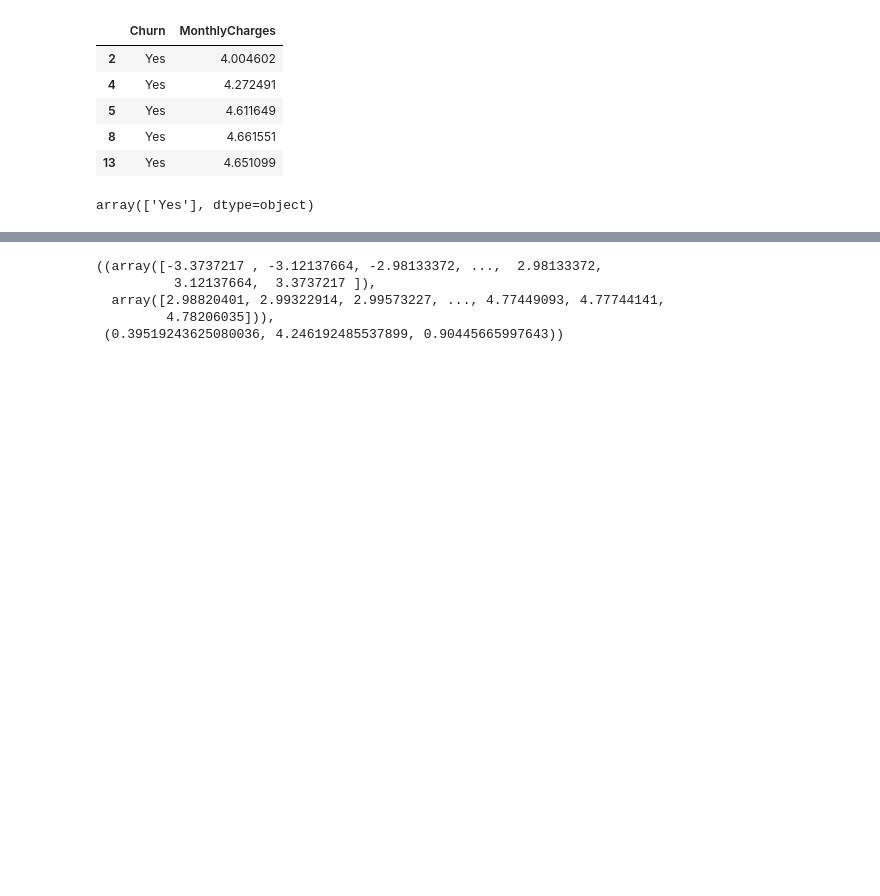
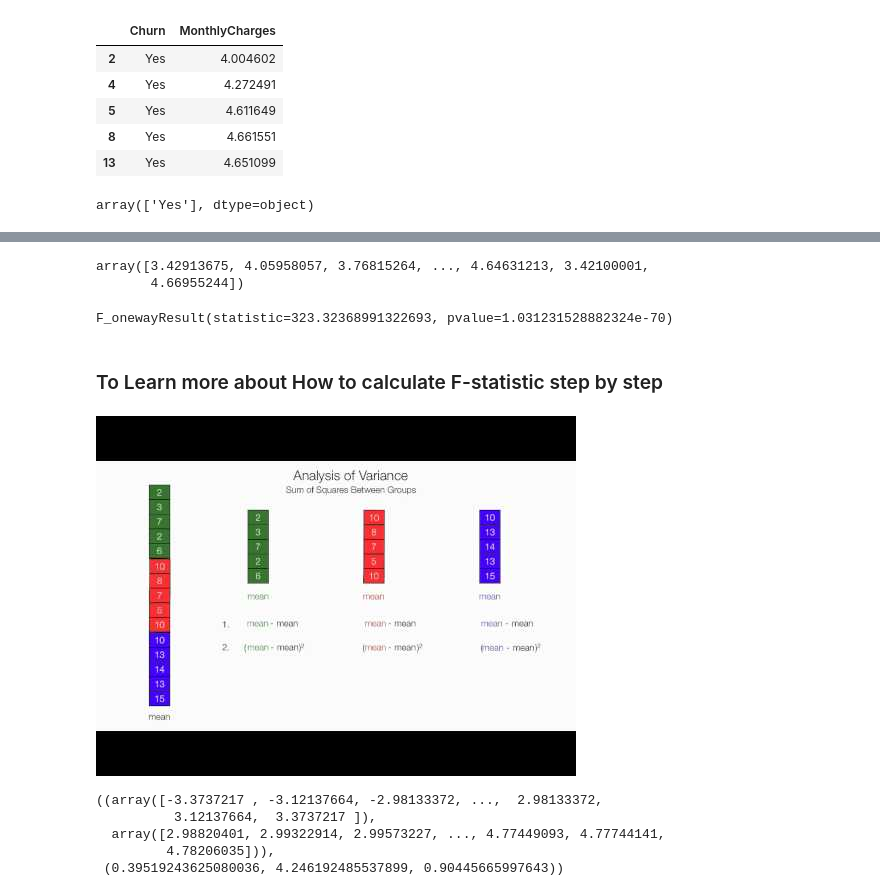
Before and after one commit to haythemmz/churn_prediction, a Jupyter notebook: EDA.ipynb, the cells around one changed output, grey strips where cells are left out. Cells and saved outputs as stored; diff of their text form; code cells hidden in the pictures; blank space fills up the shorter version.

```diff
--- a/EDA.ipynb
+++ b/EDA.ipynb
@@ -445,3 +464,18 @@ array(['Yes'], dtype=object)
+# %%
+df_no_log["MonthlyCharges"].values
+# %% [output]
+array([3.42913675, 4.05958057, 3.76815264, ..., 4.64631213, 3.42100001,
+       4.66955244])
+# %%
+stats.f_oneway(df_no_log["MonthlyCharges"].values,df_yes_log["MonthlyCharges"].values)
+# %% [output]
+F_onewayResult(statistic=323.32368991322693, pvalue=1.031231528882324e-70)
+# %% [markdown]
+### To Learn more about How to calculate F-statistic step by step
+# %%
+YouTubeVideo('-yQb_ZJnFXw', width=800, height=300)
+# %% [output]
+[figure, added]
 # %%
 fig = plt.figure()
 ax = fig.add_subplot(111)
```
Also changed, not shown: parts of 5 cells of this notebook.
